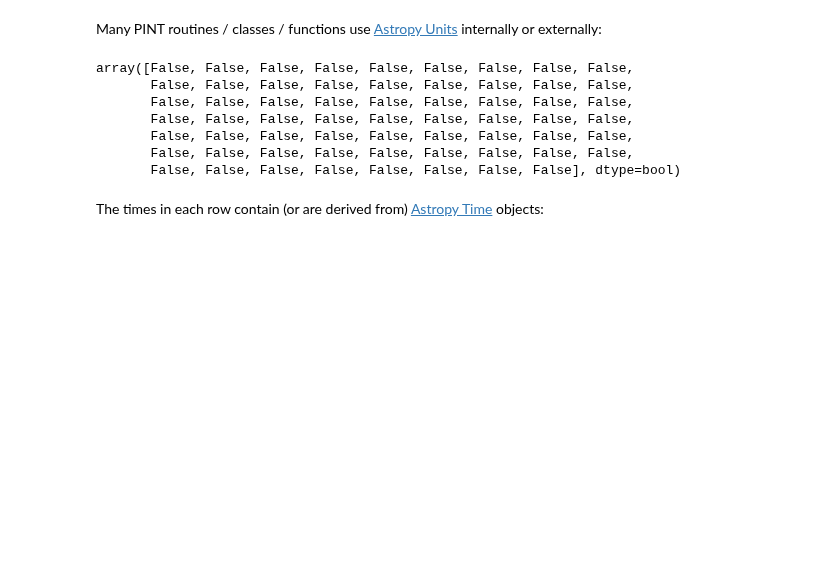
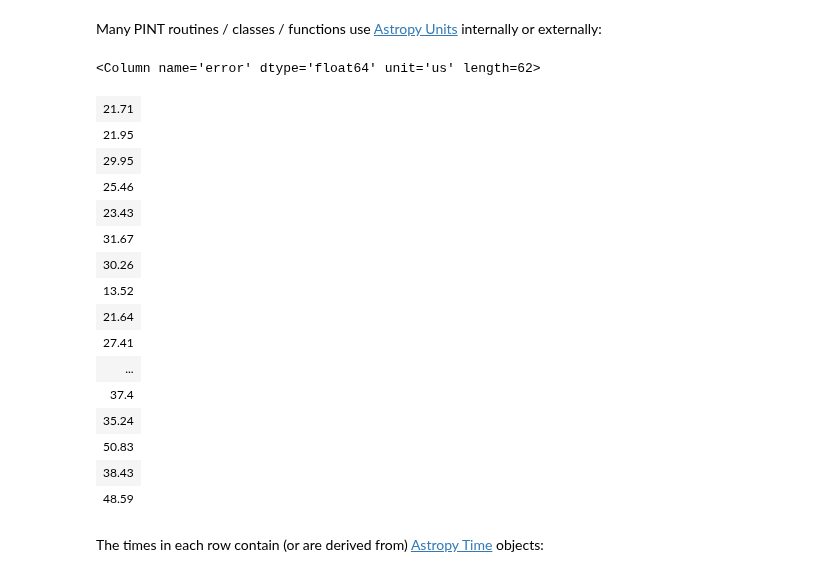
Before and after one commit to nanograv/PINT, a Jupyter notebook: examples/PINT_walkthrough.ipynb, the cells around one changed output. Saved outputs shown, nothing was run; the diff lists cells and outputs as text; code cells hidden in the pictures; blank space fills up the shorter version.

```diff
--- a/examples/PINT_example_20150205.ipynb
+++ b/examples/PINT_walkthrough.ipynb
@@ -89,17 +105,26 @@ tt['tdb'][select]
 | 54153.5493386 |
 # %% [markdown]
 Many PINT routines / classes / functions use [Astropy Units](http://astropy.readthedocs.org/en/latest/units/) internally or externally:
-# %%
-import astropy.units as u
-t.get_errors() < 20 * u.ns
-# %% [output]
-array([False, False, False, False, False, False, False, False, False,
-       False, False, False, False, False, False, False, False, False,
-       False, False, False, False, False, False, False, False, False,
-       False, False, False, False, False, False, False, False, False,
-       False, False, False, False, False, False, False, False, False,
-       False, False, False, False, False, False, False, False, False,
-       False, False, False, False, False, False, False, False], dtype=bool)
+# %%
+t.get_errors()
+# %% [output]
+<Column name='error' dtype='float64' unit='us' length=62>
+| 21.71 |
+| 21.95 |
+| 29.95 |
+| 25.46 |
+| 23.43 |
+| 31.67 |
+| 30.26 |
+| 13.52 |
+| 21.64 |
+| 27.41 |
+| ... |
+| 37.4 |
+| 35.24 |
+| 50.83 |
+| 38.43 |
+| 48.59 |
 # %% [markdown]
 The times in each row contain (or are derived from) [Astropy Time](http://astropy.readthedocs.org/en/latest/time/) objects:
 # %%
```
Also changed, not shown: parts of 23 cells of this notebook, 2 other files.
